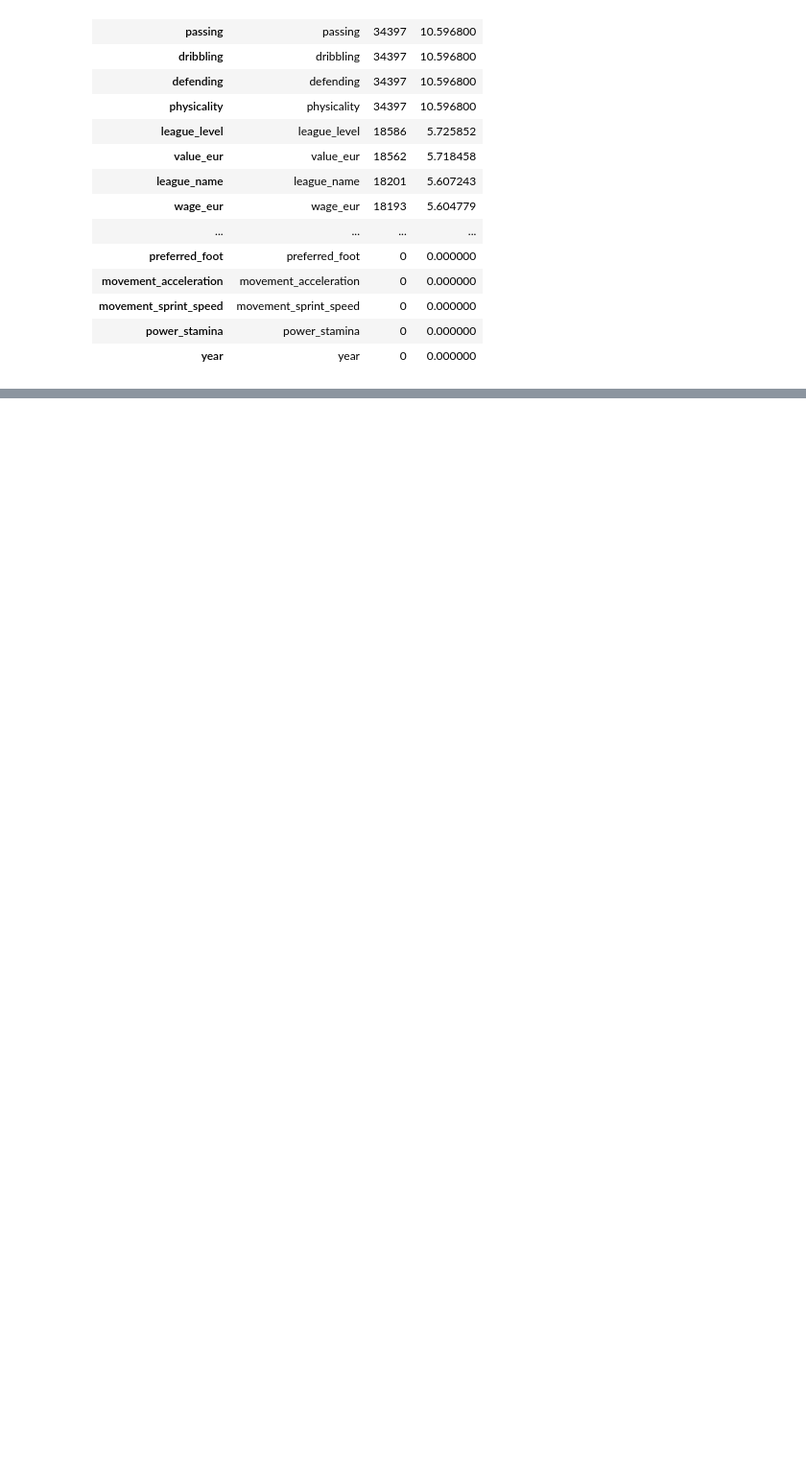
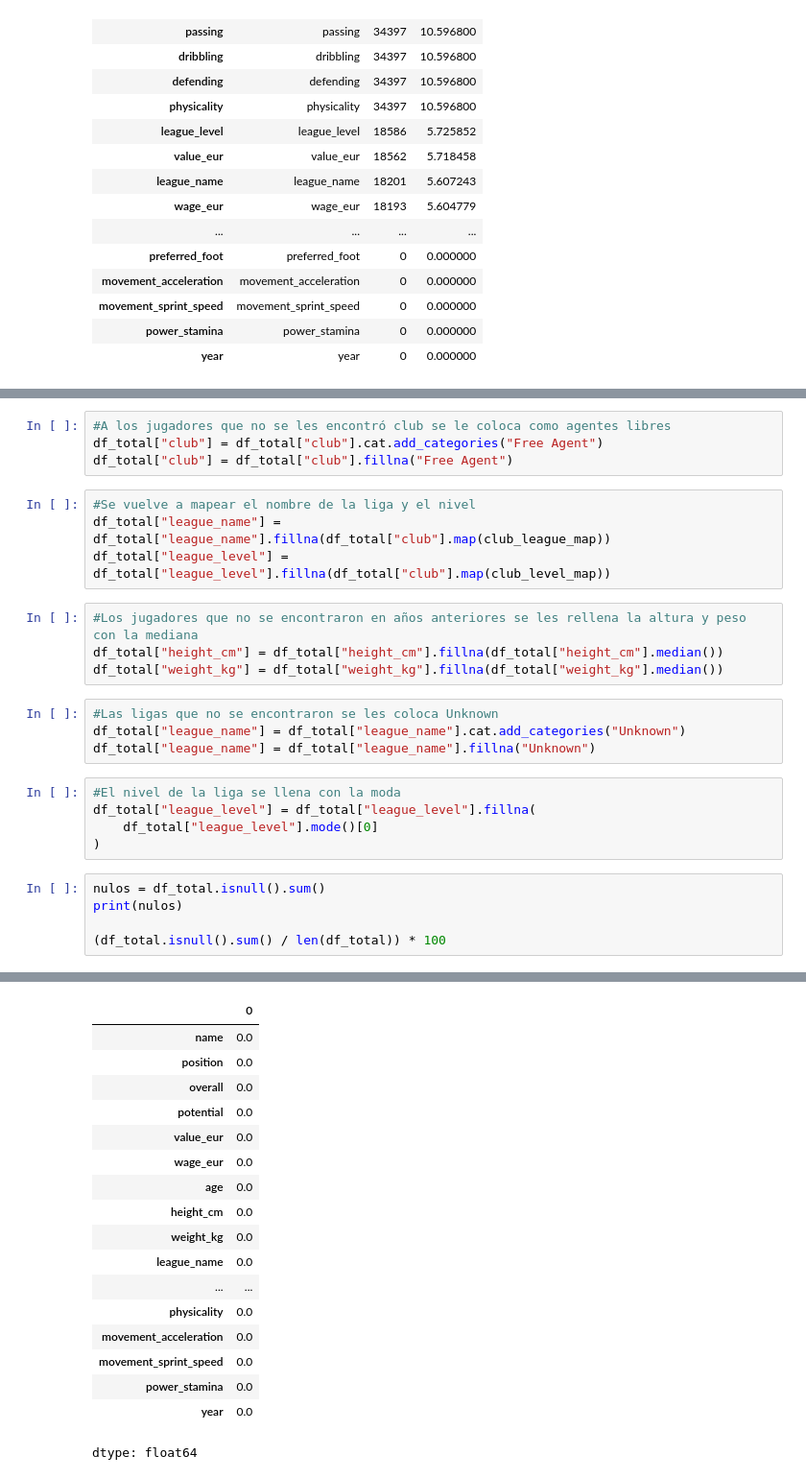
Before and after one commit to MarcosZam13/DataAnalystProject, a Jupyter notebook: DataAnalystProject.ipynb, the cells around one changed output, grey strips where cells are left out. Shown at 96% size. Saved outputs shown, nothing was run; the diff lists cells and outputs as text; blank space fills up the shorter version.

```diff
--- a/DataAnalystProject.ipynb
+++ b/DataAnalystProject.ipynb
@@ -370,0 +468,27 @@ reporte_nulos
+# %%
+#A los jugadores que no se les encontró club se le coloca como agentes libres
+df_total["club"] = df_total["club"].cat.add_categories("Free Agent")
+df_total["club"] = df_total["club"].fillna("Free Agent")
+# %%
+#Se vuelve a mapear el nombre de la liga y el nivel
+df_total["league_name"] = df_total["league_name"].fillna(df_total["club"].map(club_league_map))
+df_total["league_level"] = df_total["league_level"].fillna(df_total["club"].map(club_level_map))
+# %%
+#Los jugadores que no se encontraron en años anteriores se les rellena la altura y peso con la mediana
+df_total["height_cm"] = df_total["height_cm"].fillna(df_total["height_cm"].median())
+df_total["weight_kg"] = df_total["weight_kg"].fillna(df_total["weight_kg"].median())
+# %%
+#Las ligas que no se encontraron se les coloca Unknown
+df_total["league_name"] = df_total["league_name"].cat.add_categories("Unknown")
+df_total["league_name"] = df_total["league_name"].fillna("Unknown")
+# %%
+#El nivel de la liga se llena con la moda
+df_total["league_level"] = df_total["league_level"].fillna(
+    df_total["league_level"].mode()[0]
+)
+# %%
+nulos = df_total.isnull().sum()
+print(nulos)
+
+(df_total.isnull().sum() / len(df_total)) * 100
+# %% [output]
@@ -371,3 +512,21 @@ reporte_nulos
+|  | 0 |
+| name | 0.0 |
+| position | 0.0 |
+| overall | 0.0 |
+| potential | 0.0 |
+| value_eur | 0.0 |
+| wage_eur | 0.0 |
+| age | 0.0 |
+| height_cm | 0.0 |
+| weight_kg | 0.0 |
+| league_name | 0.0 |
+| ... | ... |
+| physicality | 0.0 |
+| movement_acceleration | 0.0 |
+| movement_sprint_speed | 0.0 |
+| power_stamina | 0.0 |
+| year | 0.0 |
+dtype: float64
 # %%
 #Busqueda de duplicados
 duplicados = df_total.duplicated().sum()
```
Also changed, not shown: parts of 15 cells of this notebook.
